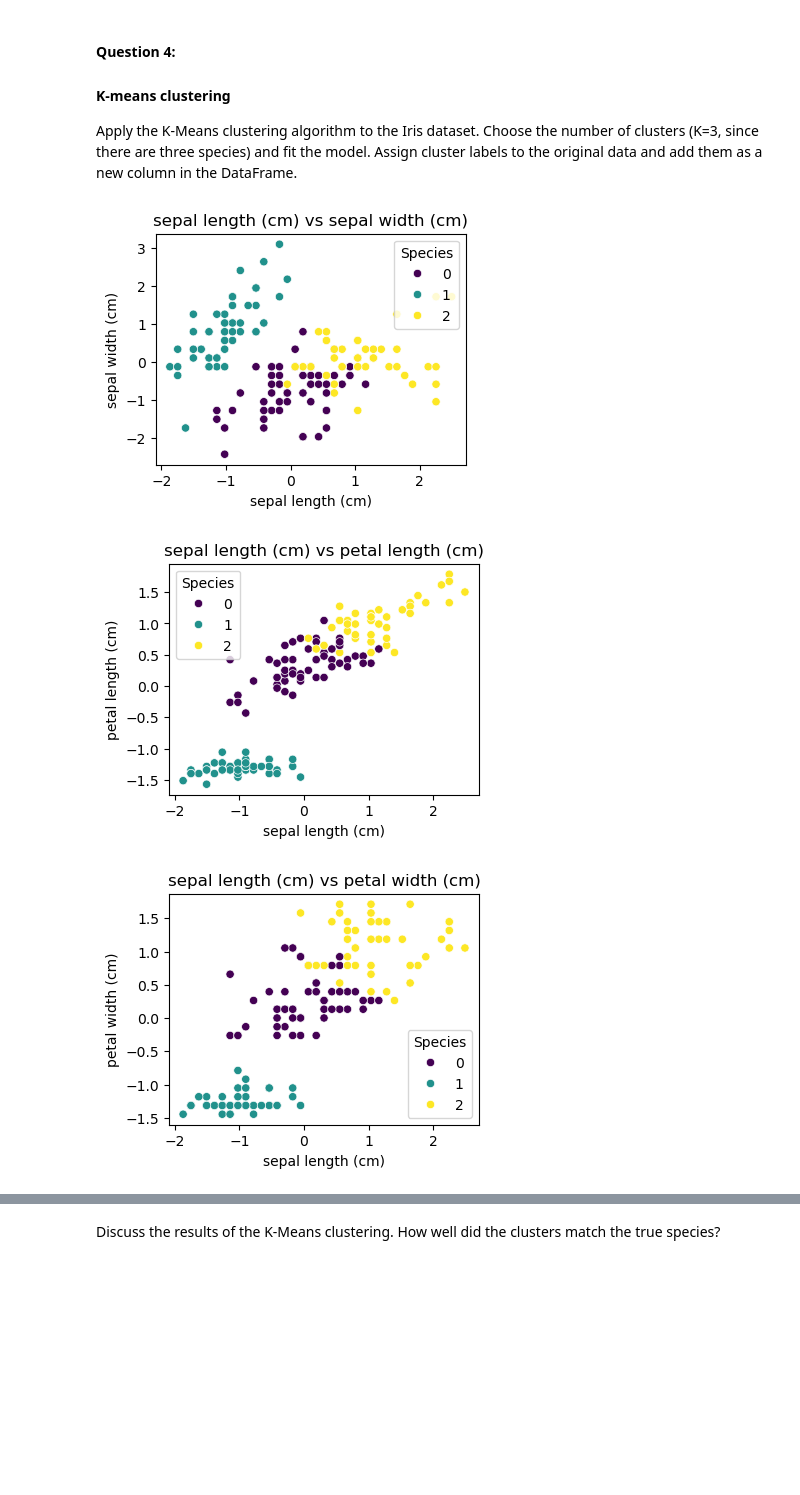
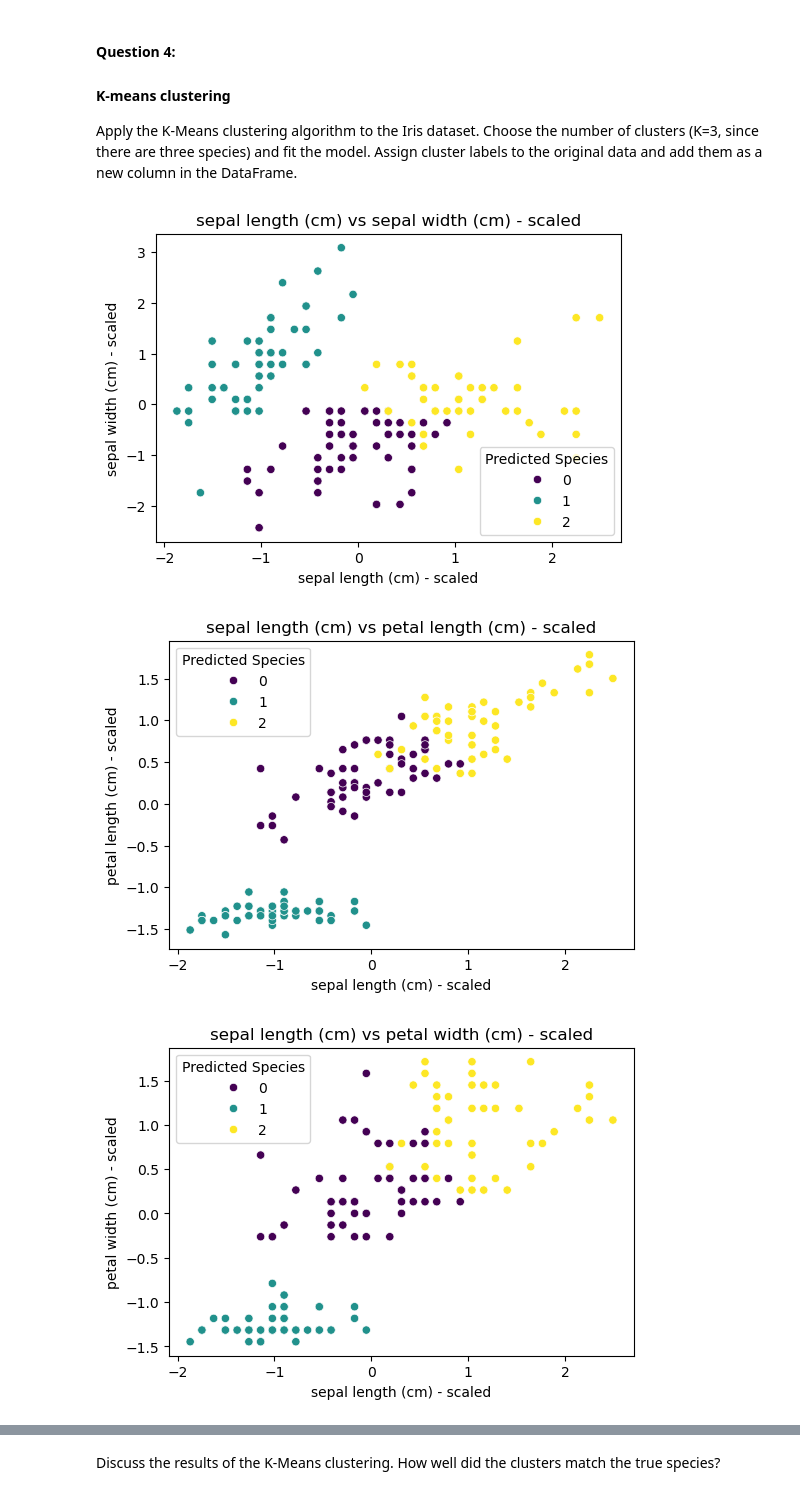
Before and after one commit to fbastos231/applying_statistical_concepts, a Jupyter notebook: 02_activities/assignments/assignment_3.ipynb, the cells around one changed output, grey strips where cells are left out. Drawn from its saved outputs; the diff is of its cells as text; code cells hidden in the pictures; blank space fills up the shorter version.

```diff
--- a/02_activities/assignments/assignment_3.ipynb
+++ b/02_activities/assignments/assignment_3.ipynb
@@ -91,7 +79,7 @@ for feature1 in iris_df.columns[:-1]:
         if feature1 != feature2:
 
             # Create scatter plot
-            plt.figure(figsize=(4, 3))
+            plt.figure(figsize=(6, 4))
             sns.scatterplot(data=iris_df, x=feature1, y=feature2, hue='species', palette='viridis')
 
             # Add labels and title
@@ -172,22 +153,22 @@ scaled_iris_df['predicted_species'] = clusters.labels_
 # %%
 # Loop through each pair of features
 for feature1 in iris_df.columns[:-1]:
     for feature2 in iris_df.columns[:-1]:
         if feature1 != feature2:
 
             # Create scatter plot
-            plt.figure(figsize=(4, 3))
+            plt.figure(figsize=(6, 4))
             sns.scatterplot(data=scaled_iris_df, x=feature1, y=feature2, hue='predicted_species', palette='viridis')
 
             # Add labels and title
-            plt.xlabel(feature1)
-            plt.ylabel(feature2)
-            plt.title(f'{feature1} vs {feature2}')
+            plt.xlabel(f'{feature1} - scaled')
+            plt.ylabel(f'{feature2} - scaled')
+            plt.title(f'{feature1} vs {feature2} - scaled')
 
             # Show the plot
-            plt.legend(title='Species')
+            plt.legend(title='Predicted Species')
             plt.show()
 # %% [output]
-[figure, old version]
+[figure, new version]
-[figure, old version]
+[figure, new version]
-[figure, old version]
+[figure, new version]
```
Also changed, not shown: parts of 9 cells of this notebook.
